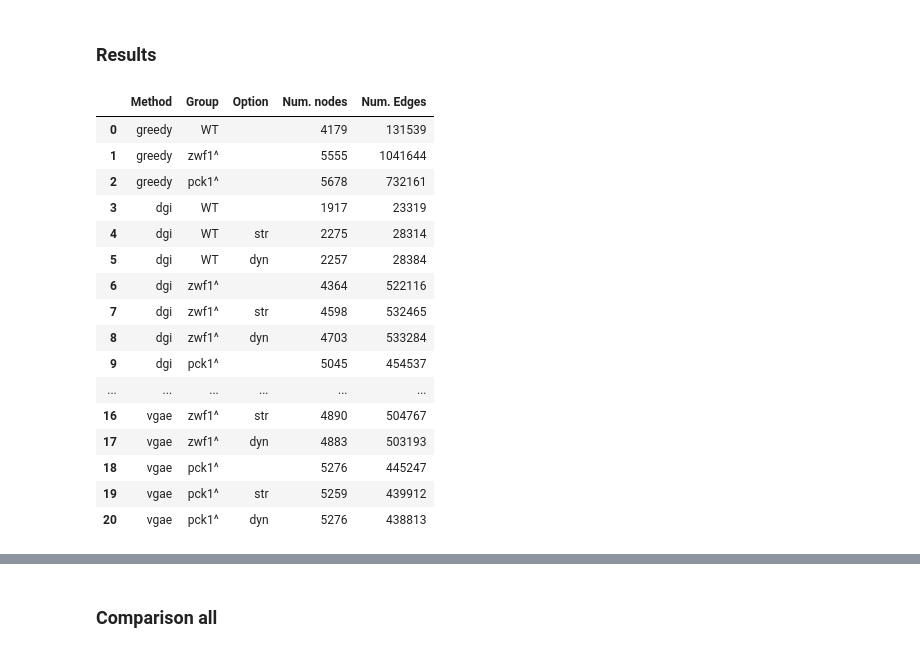
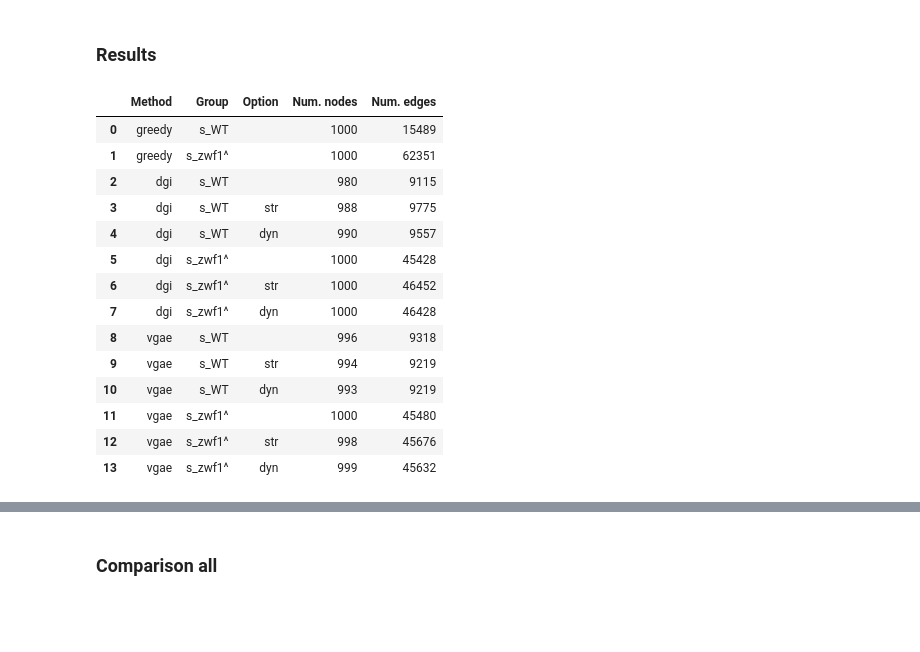
Before and after one commit to win7/GNN_Unsupervised, a Jupyter notebook: comparation.ipynb, the cells around one changed output, grey strips where cells are left out. Drawn from its saved outputs; the diff is of its cells as text; code cells hidden in the pictures; blank space fills up the shorter version.

```diff
--- a/comparation.ipynb
+++ b/comparation.ipynb
@@ -90,35 +86,33 @@ time: 1min 42s (started: 2023-06-11 16:46:19 -05:00)
 # %%
 results = []
 
 for method in methods:
     for group in groups_id:
         for option in options:
             df_common_edges = pd.read_csv("output/{}/common_edges/common_edges_{}_{}_{}.csv".format(exp, method, group, option),
                                              dtype={"source": "string", "target": "string"})
 
             G = nx.from_pandas_edgelist(df_common_edges, edge_attr=["weight"])
             results.append([method, group, option, G.number_of_nodes(), G.number_of_edges()])
 
             if method == "greedy":
                 break
 
-df_results = pd.DataFrame(results, columns=["Method", "Group", "Option", "Num. nodes", "Num. Edges"])
+df_results = pd.DataFrame(results, columns=["Method", "Group", "Option", "Num. nodes", "Num. edges"])
 df_results
 # %% [output]
-|  | Method | Group | Option | Num. nodes | Num. Edges |
-| 0 | greedy | WT |  | 4179 | 131539 |
-| 1 | greedy | zwf1^ |  | 5555 | 1041644 |
-| 2 | greedy | pck1^ |  | 5678 | 732161 |
-| 3 | dgi | WT |  | 1917 | 23319 |
-| 4 | dgi | WT | str | 2275 | 28314 |
-| 5 | dgi | WT | dyn | 2257 | 28384 |
-| 6 | dgi | zwf1^ |  | 4364 | 522116 |
-| 7 | dgi | zwf1^ | str | 4598 | 532465 |
-| 8 | dgi | zwf1^ | dyn | 4703 | 533284 |
-| 9 | dgi | pck1^ |  | 5045 | 454537 |
-| ... | ... | ... | ... | ... | ... |
-| 16 | vgae | zwf1^ | str | 4890 | 504767 |
-| 17 | vgae | zwf1^ | dyn | 4883 | 503193 |
-| 18 | vgae | pck1^ |  | 5276 | 445247 |
-| 19 | vgae | pck1^ | str | 5259 | 439912 |
-| 20 | vgae | pck1^ | dyn | 5276 | 438813 |
+|  | Method | Group | Option | Num. nodes | Num. edges |
+| 0 | greedy | s_WT |  | 1000 | 15489 |
+| 1 | greedy | s_zwf1^ |  | 1000 | 62351 |
+| 2 | dgi | s_WT |  | 980 | 9115 |
+| 3 | dgi | s_WT | str | 988 | 9775 |
+| 4 | dgi | s_WT | dyn | 990 | 9557 |
+| 5 | dgi | s_zwf1^ |  | 1000 | 45428 |
+| 6 | dgi | s_zwf1^ | str | 1000 | 46452 |
+| 7 | dgi | s_zwf1^ | dyn | 1000 | 46428 |
+| 8 | vgae | s_WT |  | 996 | 9318 |
+| 9 | vgae | s_WT | str | 994 | 9219 |
+| 10 | vgae | s_WT | dyn | 993 | 9219 |
+| 11 | vgae | s_zwf1^ |  | 1000 | 45480 |
+| 12 | vgae | s_zwf1^ | str | 998 | 45676 |
+| 13 | vgae | s_zwf1^ | dyn | 999 | 45632 |
```
Also changed, not shown: parts of 10 cells of this notebook, 12 other files.
